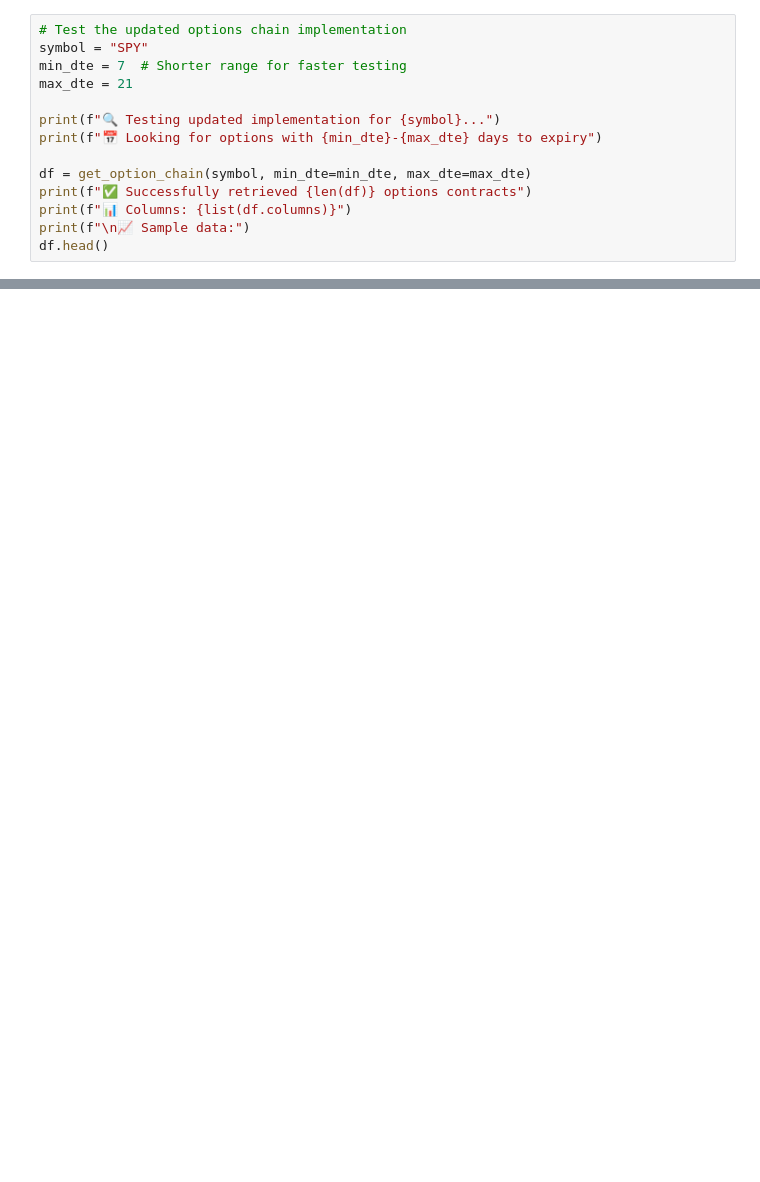
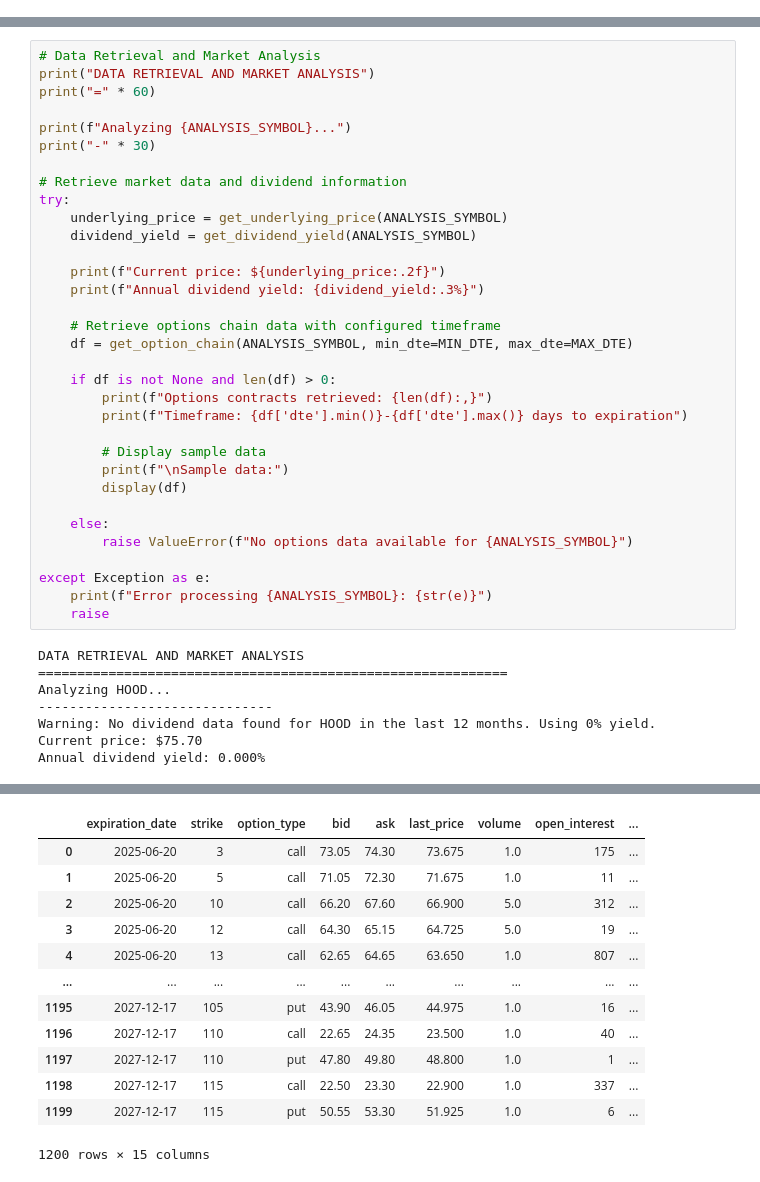
Before and after one commit to hunterlebow/options-engine, a Jupyter notebook: notebooks/demo.ipynb, the cells around one changed output, grey strips where cells are left out. Saved outputs shown, nothing was run; the diff lists cells and outputs as text; blank space fills up the shorter version.

```diff
--- a/notebooks/demo.ipynb
+++ b/notebooks/demo.ipynb
@@ -29,14 +51,0 @@ assert os.getenv("POLYGON_API_KEY"), "POLYGON_API_KEY not found in .env file"
-# %%
-# Test the updated options chain implementation
-symbol = "SPY"
-min_dte = 7  # Shorter range for faster testing
-max_dte = 21
-
-print(f"🔍 Testing updated implementation for {symbol}...")
-print(f"📅 Looking for options with {min_dte}-{max_dte} days to expiry")
-
-df = get_option_chain(symbol, min_dte=min_dte, max_dte=max_dte)
-print(f"✅ Successfully retrieved {len(df)} options contracts")
-print(f"📊 Columns: {list(df.columns)}")
-print(f"\n📈 Sample data:")
-df.head()
@@ -884,0 +111,41 @@ This engine provides the foundation for:
+# %%
+# Data Retrieval and Market Analysis
+print("DATA RETRIEVAL AND MARKET ANALYSIS")
+print("=" * 60)
+
+print(f"Analyzing {ANALYSIS_SYMBOL}...")
+print("-" * 30)
+
+# Retrieve market data and dividend information
+try:
+    underlying_price = get_underlying_price(ANALYSIS_SYMBOL)
+    dividend_yield = get_dividend_yield(ANALYSIS_SYMBOL)
+
+    print(f"Current price: ${underlying_price:.2f}")
+    print(f"Annual dividend yield: {dividend_yield:.3%}")
+
+    # Retrieve options chain data with configured timeframe
+    df = get_option_chain(ANALYSIS_SYMBOL, min_dte=MIN_DTE, max_dte=MAX_DTE)
+
+    if df is not None and len(df) > 0:
+        print(f"Options contracts retrieved: {len(df):,}")
+        print(f"Timeframe: {df['dte'].min()}-{df['dte'].max()} days to expiration")
+
+        # Display sample data
+        print(f"\nSample data:")
+        display(df)
+
+    else:
+        raise ValueError(f"No options data available for {ANALYSIS_SYMBOL}")
+
+except Exception as e:
+    print(f"Error processing {ANALYSIS_SYMBOL}: {str(e)}")
+    raise
+# %% [output]
+DATA RETRIEVAL AND MARKET ANALYSIS
+============================================================
+Analyzing HOOD...
+------------------------------
+Warning: No dividend data found for HOOD in the last 12 months. Using 0% yield.
+Current price: $75.70
+Annual dividend yield: 0.000%
@@ -884,0 +169,13 @@ This engine provides the foundation for:
+|  | expiration_date | strike | option_type | bid | ask | last_price | volume | open_interest | ... |
+| 0 | 2025-06-20 | 3 | call | 73.05 | 74.30 | 73.675 | 1.0 | 175 | ... |
+| 1 | 2025-06-20 | 5 | call | 71.05 | 72.30 | 71.675 | 1.0 | 11 | ... |
+| 2 | 2025-06-20 | 10 | call | 66.20 | 67.60 | 66.900 | 5.0 | 312 | ... |
+| 3 | 2025-06-20 | 12 | call | 64.30 | 65.15 | 64.725 | 5.0 | 19 | ... |
+| 4 | 2025-06-20 | 13 | call | 62.65 | 64.65 | 63.650 | 1.0 | 807 | ... |
+| ... | ... | ... | ... | ... | ... | ... | ... | ... | ... |
+| 1195 | 2027-12-17 | 105 | put | 43.90 | 46.05 | 44.975 | 1.0 | 16 | ... |
+| 1196 | 2027-12-17 | 110 | call | 22.65 | 24.35 | 23.500 | 1.0 | 40 | ... |
+| 1197 | 2027-12-17 | 110 | put | 47.80 | 49.80 | 48.800 | 1.0 | 1 | ... |
+| 1198 | 2027-12-17 | 115 | call | 22.50 | 23.30 | 22.900 | 1.0 | 337 | ... |
+| 1199 | 2027-12-17 | 115 | put | 50.55 | 53.30 | 51.925 | 1.0 | 6 | ... |
+1200 rows × 15 columns
```
Also changed, not shown: parts of 23 cells of this notebook, 5 other files.
